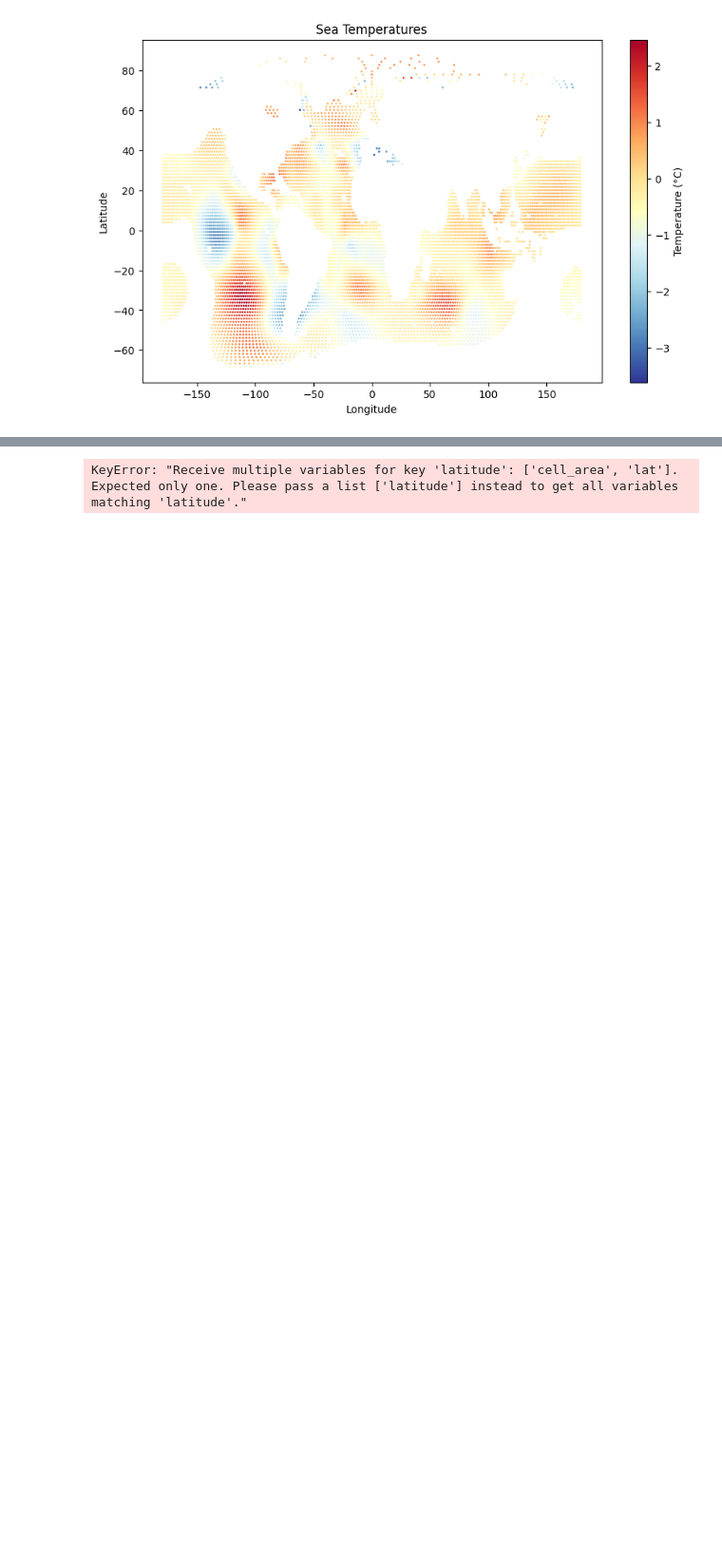
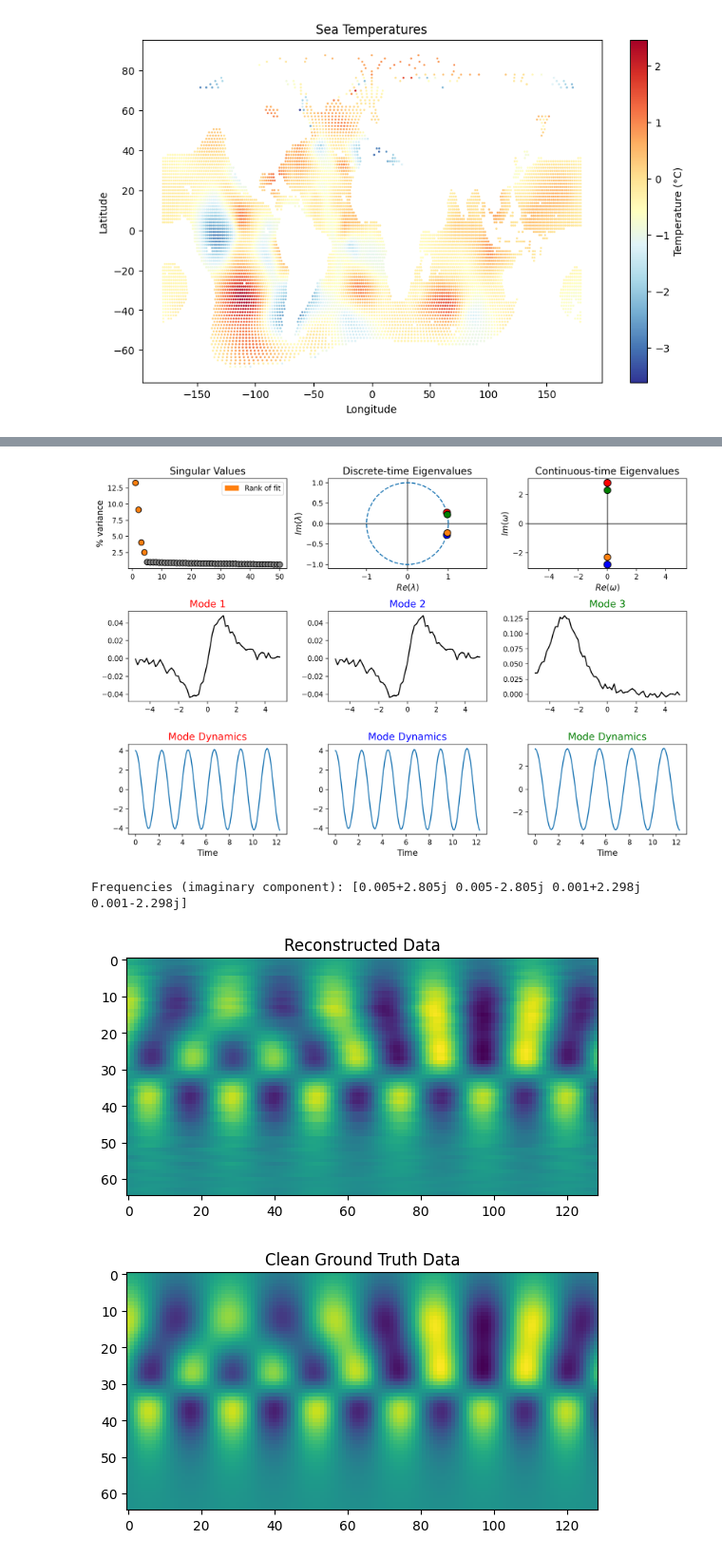
Before and after one commit to gegp01/Servicio-social, a Jupyter notebook: ssprueba.ipynb, the cells around one changed output, grey strips where cells are left out. Shown at 95% size. Saved outputs shown, nothing was run; the diff lists cells and outputs as text; code cells hidden in the pictures; blank space fills up the shorter version.

```diff
--- a/ssprueba.ipynb
+++ b/ssprueba.ipynb
@@ -444,4 +344,62 @@ Coordinates:
-# %%
-air.cf.plot(x="longitude", y="latitude", col="T")
-# %% [output]
-KeyError: "Receive multiple variables for key 'latitude': ['cell_area', 'lat']. Expected only one. Please pass a list ['latitude'] instead to get all variables matching 'latitude'."
+# %%
+
+# Build the Optimized DMD model.
+def f1(x, t):
+    return 1.0 / np.cosh(x + 3) * np.cos(2.3 * t)
+
+
+def f2(x, t):
+    return 2.0 / np.cosh(x) * np.tanh(x) * np.sin(2.8 * t)
+
+
+nx = 65  # number of grid points along space dimension
+nt = 129  # number of grid points along time dimension
+d=4
+# Define the space and time grid for data collection.
+x = np.linspace(-5, 5, nx)
+t = np.linspace(0, 4 * np.pi, nt)
+xgrid, tgrid = np.meshgrid(x, t)
+dt = t[1] - t[0]  # time step between each snapshot
+
+# Data consists of 2 spatiotemporal signals.
+X1 = f1(xgrid, tgrid)
+X2 = f2(xgrid, tgrid)
+X = X1 + X2
+
+# Make a version of the data with noise.
+mean = 0
+std_dev = 0.2
+random_matrix = np.random.normal(mean, std_dev, size=(nt, nx))
+Xn = X + random_matrix
+
+X.shape# num_trials=0 gives Optimized DMD, without bagging.
+optdmd = BOPDMD(svd_rank=4, num_trials=0)
+
+# Wrap the model with the preprocessing routine.
+delay_optdmd = hankel_preprocessing(optdmd, d=d)
+
+# Fit the model to the noisy data.
+# Note: BOPDMD models need the data X and the times of data collection t for fitting.
+# Hence if we apply time-delay, we must adjust the length of our time vector accordingly.
+delay_t = t[: -d + 1]
+delay_optdmd.fit(Xn.T, t=delay_t)
+
+# Plot a summary of the DMD results.
+plot_summary(delay_optdmd, x=x, d=d)
+
+# Print computed eigenvalues (frequencies are given by imaginary components).
+# Also plot the resulting data reconstruction.
+print(
+    f"Frequencies (imaginary component): {np.round(delay_optdmd.eigs, decimals=3)}"
+)
+plt.title("Reconstructed Data")
+plt.imshow(delay_optdmd.reconstructed_data.real)
+plt.show()
+plt.title("Clean Ground Truth Data")
+plt.imshow(X.T)
+plt.show()
+# %% [output]
+[figure, added]
+Frequencies (imaginary component): [0.005+2.805j 0.005-2.805j 0.001+2.298j 0.001-2.298j]
+[figure, added]
+[figure, added]
```
Also changed, not shown: parts of 20 cells of this notebook, 5 other files.
